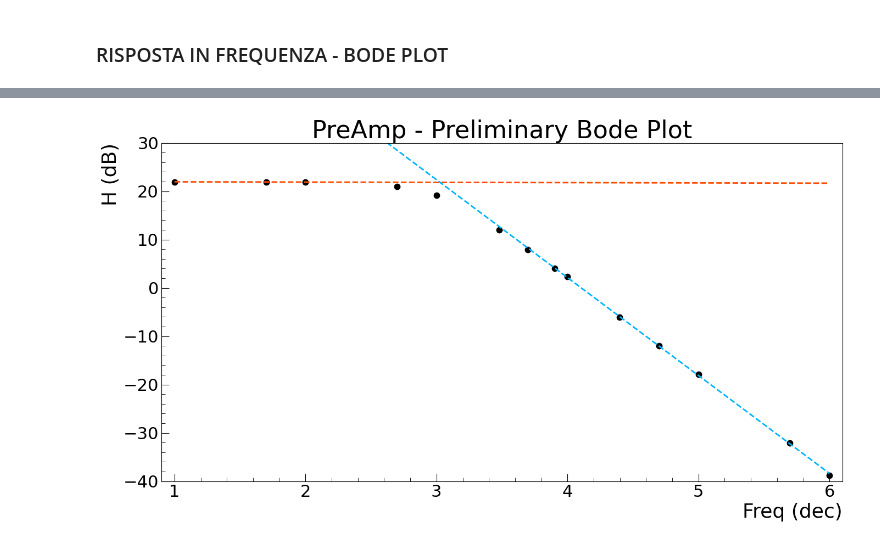
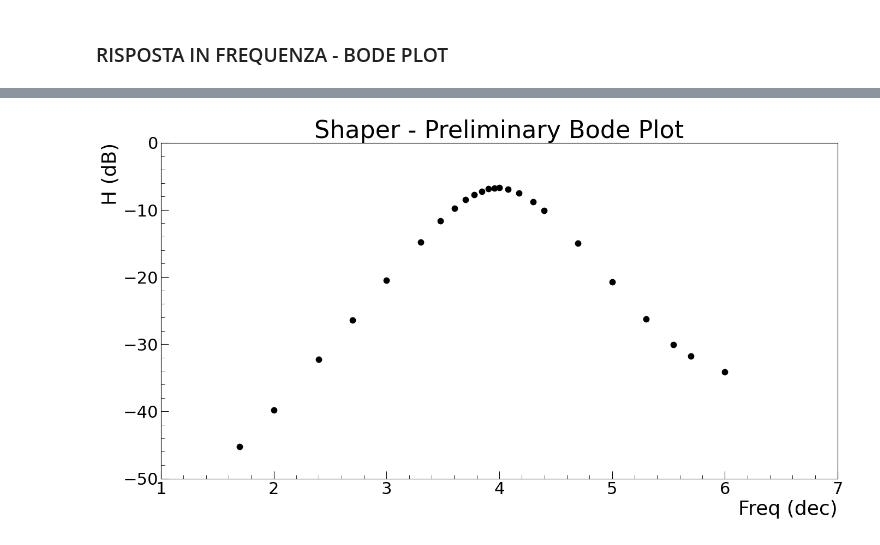
Before and after one commit to niklai99/physics_laboratory_2020_2021, a Jupyter notebook: CATENA ELETTRONICA/Python/PreAmp - InLab.ipynb, the cells around one changed output, grey strips where cells are left out. Saved outputs shown, nothing was run; the diff lists cells and outputs as text; code cells hidden in the pictures.

```diff
--- a/CATENA ELETTRONICA/Python/PreAmp - InLab.ipynb
+++ b/CATENA ELETTRONICA/Python/PreAmp - InLab.ipynb
@@ -149,7 +149,7 @@ plt.show()
 ### RISPOSTA IN FREQUENZA - BODE PLOT
 # %%
 # READ DATA
-file = '../Data/PreAmp/data_bode.txt'
+file = '../Data/Shaper/data_bode.txt'
 
 data = pd.read_csv(file, sep = '\t', index_col = False, header = None)
 data.index = np.arange(1, len(data)+1)
@@ -162,8 +162,8 @@ data['T'] = T
 data['f'] = np.log10(data['f'])
 data['T'] = 20 * np.log10(data['T'])
 
-data1 = data.iloc[:3, :]
-data2 = data.iloc[6:, :]
+#data1 = data.iloc[:3, :]
+#data2 = data.iloc[6:, :]
 data
 # %% [output]
 |  | f | Vin | Vout | T |
@@ -187,79 +189,79 @@ fig = plt.figure(figsize=(16,8))
 ax1 = fig.add_subplot(1, 1, 1)
 
 # PERFORM THE FITS
-par1, cov1 = curve_fit(f = lin, xdata = data1['f'], ydata = data1['T'], p0=[20, 0])
-func1 = lin(data['f'], *par1)
-
-par2, cov2 = curve_fit(f = lin, xdata = data2['f'], ydata = data2['T'])
-func2 = lin(data['f'], *par2)
+# par1, cov1 = curve_fit(f = lin, xdata = data1['f'], ydata = data1['T'], p0=[20, 0])
+# func1 = lin(data['f'], *par1)
+#
+# par2, cov2 = curve_fit(f = lin, xdata = data2['f'], ydata = data2['T'])
+# func2 = lin(data['f'], *par2)
 
 # GET FIT PARAMETERS AND PARAMETER ERRORS
-error1 = []
-error2 = []
-
-for i in range(len(par1)):
-    try:
-        error1.append(np.absolute(cov1[i][i])**0.5)
-    except:
-        error1.append( 0.00 )
-
-for i in range(len(par2)):
-    try:
-        error2.append(np.absolute(cov2[i][i])**0.5)
-    except:
-        error2.append( 0.00 )
-
-fit_par1 = par1
-fit_err1 = np.array(error1)
-
-fit_par2 = par2
-fit_err2 = np.array(error2)
-
-a = fit_par1[0]
-b = fit_par1[1]
-err_a = fit_err1[0]
-err_b = fit_err1[1]
-
-c = fit_par2[0]
-d = fit_par2[1]
-err_c = fit_err2[0]
-err_d = fit_err2[1]
-
-# COMPUTE X AND Y INTERSECTION
-x_int = (c - a) / (b - d)
-y_int = lin(x_int, *par1)
+# error1 = []
+# error2 = []
+#
+# for i in range(len(par1)):
+#     try:
+#         error1.append(np.absolute(cov1[i][i])**0.5)
+#     except:
+#         error1.append( 0.00 )
+#
+# for i in range(len(par2)):
+#     try:
+#         error2.append(np.absolute(cov2[i][i])**0.5)
+#     except:
+#         error2.append( 0.00 )
+#
+# fit_par1 = par1
+# fit_err1 = np.array(error1)
+#
+# fit_par2 = par2
+# fit_err2 = np.array(error2)
+#
+# a = fit_par1[0]
+# b = fit_par1[1]
+# err_a = fit_err1[0]
+# err_b = fit_err1[1]
+#
+# c = fit_par2[0]
+# d = fit_par2[1]
+# err_c = fit_err2[0]
+# err_d = fit_err2[1]
+#
+# # COMPUTE X AND Y INTERSECTION
+# x_int = (c - a) / (b - d)
+# y_int = lin(x_int, *par1)
 
 # PLOT DATA
 ax1.plot(data['f'], data['T'], color = '#000000', linewidth = 0, marker = '.', markersize = 15, label = 'Data')
 
 # PLOT FIT FUNCTIONS
-ax1.plot(data['f'], func1, color = '#FF4B00', linewidth = 2, linestyle = 'dashed', label = 'Fit1')
-ax1.plot(data['f'], func2, color = '#00b4ff', linewidth = 2, linestyle = 'dashed', label = 'Fit2')
+# ax1.plot(data['f'], func1, color = '#FF4B00', linewidth = 2, linestyle = 'dashed', label = 'Fit1')
+# ax1.plot(data['f'], func2, color = '#00b4ff', linewidth = 2, linestyle = 'dashed', label = 'Fit2')
 
 # DRAW INTERSECTION LINE
 #ax1.vlines(x = x_int, ymin = -40, ymax = y_int, color = '#000000', linestyle = 'dotted')
 
 # PLOT TITLE
-ax1.set_title('PreAmp - Preliminary Bode Plot', fontsize = 32)
+ax1.set_title('Shaper - Preliminary Bode Plot', fontsize = 32)
 
 # AXIS LABELS
 ax1.set_xlabel('Freq (dec)', fontsize = 26, loc = 'right')
 ax1.set_ylabel('H (dB)', fontsize = 26, loc = 'top')
 
 # AXIS TICKS
 ax1.tick_params(axis = 'both', which = 'major', labelsize = 22, direction = 'in', length = 10)
 ax1.tick_params(axis = 'both', which = 'minor', labelsize = 22, direction = 'in', length = 5)
 ax1.set_xticks(ticks = ax1.get_xticks(), minor = True)
 ax1.set_yticks(ticks = ax1.get_yticks(), minor = True)
 ax1.minorticks_on()
 
 # PLOT RANGE
-ax1.set_xlim(left = 0.9, right = 6.1)
-ax1.set_ylim(bottom = -40, top = 30)
+# ax1.set_xlim(left = 0.9, right = 6.1)
+# ax1.set_ylim(bottom = -40, top = 30)
 
 # SAVE FIGURE
-fig.savefig('../Logbook/logbook_bode.png', dpi = 300)
+#fig.savefig('../Logbook/logbook_bode.png', dpi = 300)
 
 plt.show()
 # %% [output]
-[figure, old version]
+[figure, new version]
```
Also changed, not shown: parts of 3 cells of this notebook, 3 other files.
